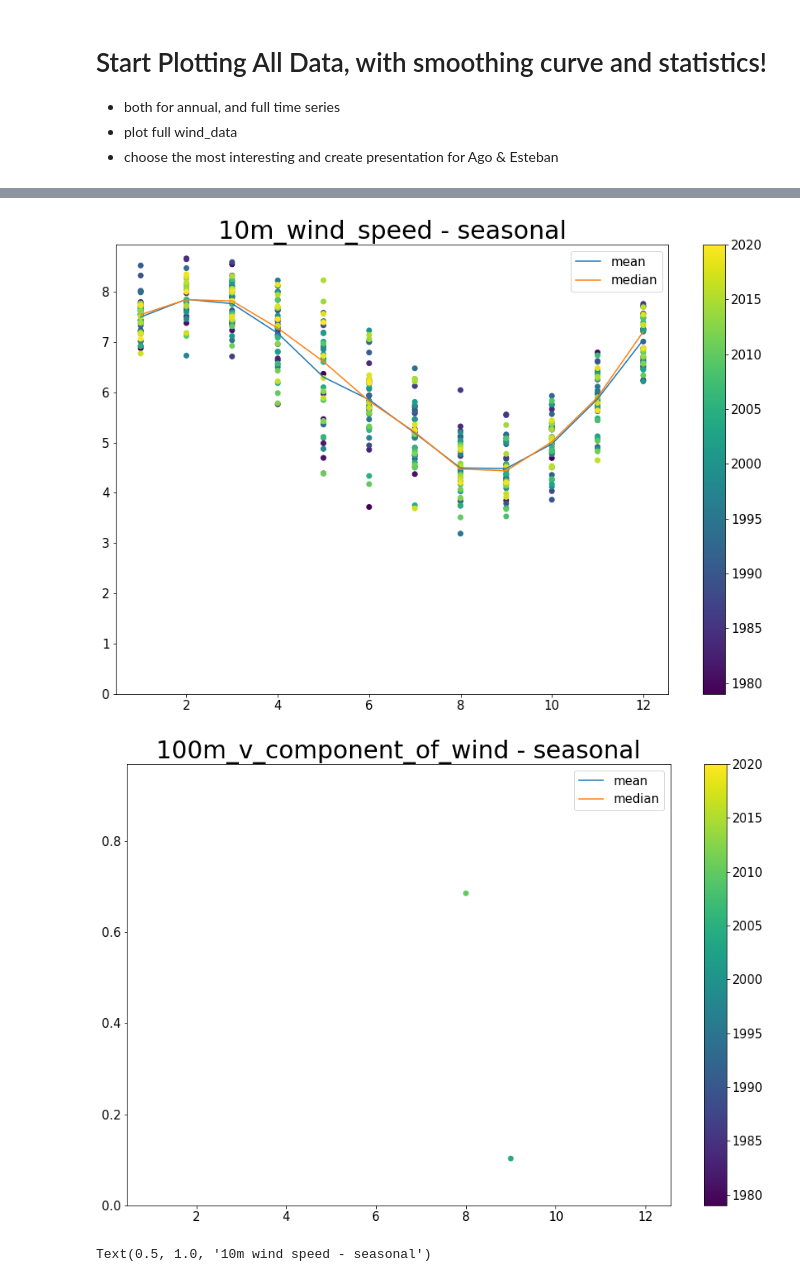
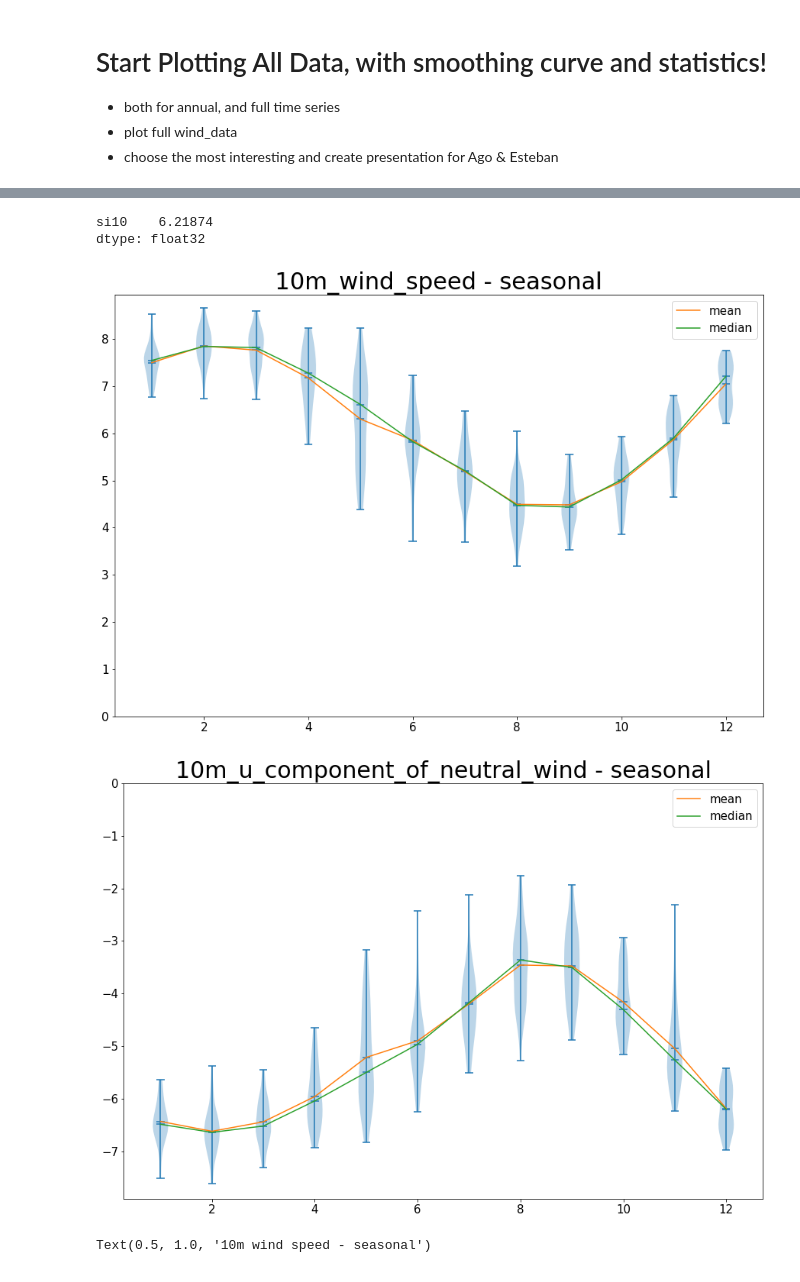
Before and after one commit to ben1post/BennyPhD, a Jupyter notebook: CaRiaco/SCRIPPS/CARIACO_data/PrelimDataExploration/PLOT_InSituVSClimateReanalysis.ipynb, the cells around one changed output, grey strips where cells are left out. Saved outputs shown, nothing was run; the diff lists cells and outputs as text; code cells hidden in the pictures.

```diff
--- a/CaRiaco/SCRIPPS/CARIACO_data/PrelimDataExploration/PLOT_InSituVSClimateReanalysis.ipynb
+++ b/CaRiaco/SCRIPPS/CARIACO_data/PrelimDataExploration/PLOT_InSituVSClimateReanalysis.ipynb
@@ -165,18 +132,0 @@ Name: v100, Length: 998, dtype: float32
-# %%
-m100_v_comp_wind = get_var('100m_v_component_of_wind')
-m10_v_comp_of_wind = get_var('10m_v_component_of_wind')
-m10_wind_speed = get_var('10m_wind_speed')
-benjamin_feir_index = get_var('benjamin_feir_index')
-coefficient_of_drag_with_waves = get_var('coefficient_of_drag_with_waves')
-
-evaporation = get_var('evaporation')
-instantaneous_surface_sensible_heat_flux = get_var('instantaneous_surface_sensible_heat_flux')
-magnitude_of_turbulent_surface_stress = get_var('magnitude_of_turbulent_surface_stress')
-normalized_energy_flux_into_ocean = get_var('normalized_energy_flux_into_ocean')
-sea_surface_temperature = get_var('sea_surface_temperature')
-surface_latent_heat_flux = get_var('surface_latent_heat_flux')
-u_component_stokes_drift = get_var('u_component_stokes_drift')
-v_component_stokes_drift = get_var('v_component_stokes_drift')
-friction_velocity = get_var('friction_velocity')
-
-large_scale_precipitation = get_var('large_scale_precipitation')
@@ -237,9 +172,20 @@ from scipy.interpolate import make_interp_spline, BSpline
+# %%
+var_data = m10_wind_speed
+#[var_data.iloc[:,-1:].groupby(var_data.index.month).agg(list).values[i][0] for i in range(12)]
+# %%
+var_data.iloc[:,-1:].mean()
+# %% [output]
+si10    6.21874
+dtype: float32
 # %%
 def plt_envvar(var_data):
 
-    plt.scatter(var_data.index.month, var_data.iloc[:,-1:], c=var_data.index.year)
-    plt.ylim(bottom=0)
+    #plt.scatter(var_data.index.month, var_data.iloc[:,-1:], c=var_data.index.year)
+
     plt.title(var_data.name + ' - seasonal', fontsize=30)
+
+    month_group_list = [var_data.iloc[:,-1:].groupby(var_data.index.month).agg(list).values[i][0] for i in range(12)]
+    plt.violinplot(month_group_list , points=20, widths=0.3, showmeans=True, showextrema=True, showmedians=True)
 
     group_mean = var_data.iloc[:,-1:].groupby(var_data.index.month).mean()
     plt.plot(group_mean.index, group_mean.iloc[:,-1:], label='mean')
@@ -247,16 +193,20 @@ def plt_envvar(var_data):
     plt.plot(group_median.index, group_median.iloc[:,-1:], label='median')
 
     plt.legend()
-    plt.colorbar()
+    #plt.colorbar()
+    if np.mean(var_data.iloc[:,-1:]).values > 0:
+        plt.ylim(bottom=0)
+    else:
+        plt.ylim(top=0)
     plt.show()
 # %%
 plt_envvar(m10_wind_speed)
 # %% [output]
-[figure, old version]
+[figure, new version]
 # %%
-plt_envvar(wind_dat_list[1])
+plt_envvar(wind_dat_list[2])
 # %% [output]
-[figure, old version]
+[figure, new version]
 # %%
 plt.scatter(m10_wind_speed.index.month, m10_wind_speed.si10)
 plt.ylim(bottom=0)
```
Also changed, not shown: parts of 10 cells of this notebook.
